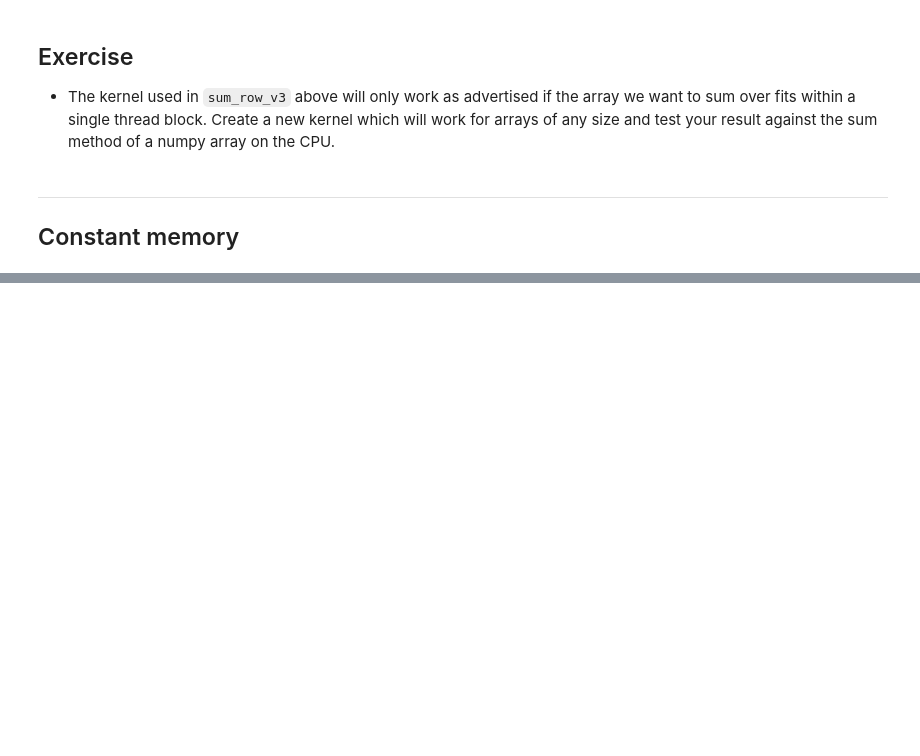
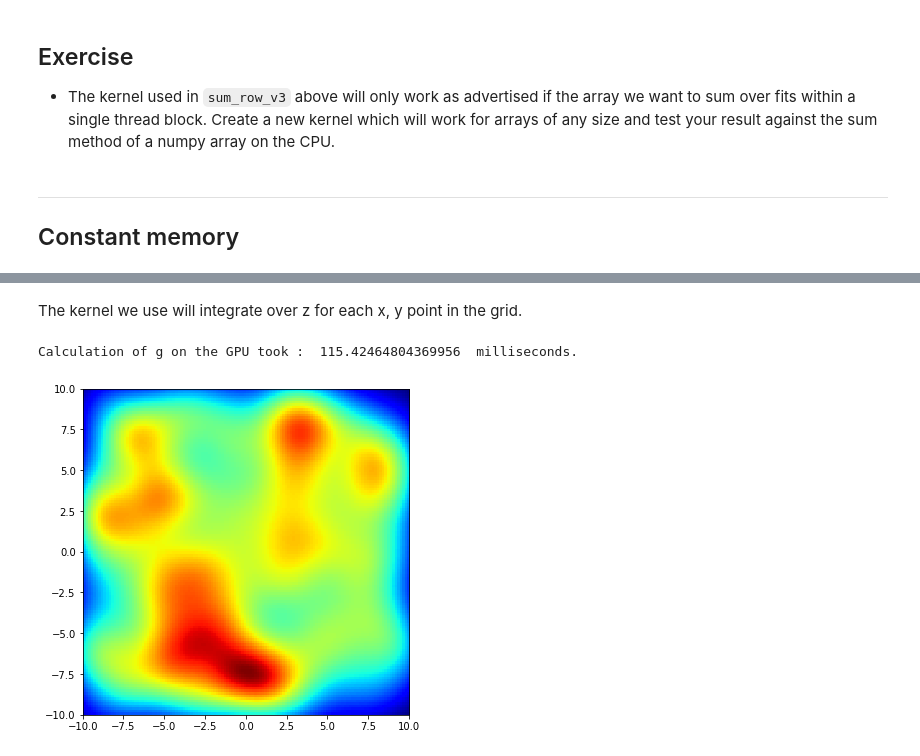
Before and after one commit to WarwickRSE/gpuschool2018, a Jupyter notebook: Tutorial3-memory.ipynb, the cells around one changed output, grey strips where cells are left out. Saved outputs shown, nothing was run; the diff lists cells and outputs as text; code cells hidden in the pictures; blank space fills up the shorter version.

```diff
--- a/Tutorial3-memory.ipynb
+++ b/Tutorial3-memory.ipynb
@@ -680,0 +492,2 @@ int main () {
+# %% [markdown]
+The kernel we use will integrate over z for each x, y point in the grid.
@@ -680,0 +531,49 @@ int main () {
+# %%
+# Number of Gaussians
+P = 500
+
+# Number of points on the grid in each dimension
+Ngrid = 128
+
+# Width and height of Gaussians
+A = 0.1; w = 0.2
+
+# Extend of grid
+grid_min = -10.0
+grid_max =  10.0
+
+# Create P random points in 3 dimension representing the Gaussian centres
+np.random.seed(12072018)  # Make sure results are reproducible
+points = (grid_max - grid_min) * np.random.rand(P, 3) + grid_min
+
+# 32 x 32 threads in a block
+threads_per_block = (32, 32)
+blocks_per_grid = (Ngrid//32, Ngrid//32)
+
+# Copy this to the device
+d_points = cuda.to_device(points)
+
+# Allocate memory on the device for the array holding g
+d_g = cuda.device_array((Ngrid, Ngrid), dtype=np.float)
+
+t1 = timer()
+
+# Launch the kernel
+integrate1D[blocks_per_grid, threads_per_block](grid_min, grid_max, Ngrid, d_g, d_points, P, A, w)
+
+cuda.synchronize()  # make sure all threads finish before stopping timer
+
+t2 = timer()
+
+print("Calculation of g on the GPU took : ",1000.0*(t2-t1)," milliseconds.")
+# %% [output]
+Calculation of g on the GPU took :  115.42464804369956  milliseconds.
+# %%
+# Copy g to the host
+g = d_g.copy_to_host()
+
+# Show the result
+plt.figure(figsize = [6, 6])
+plt.imshow(g,cmap='jet', extent=[grid_min, grid_max, grid_min, grid_max]);
+# %% [output]
+[figure, added]
```
Also changed, not shown: parts of 28 cells of this notebook, 3 other files.
